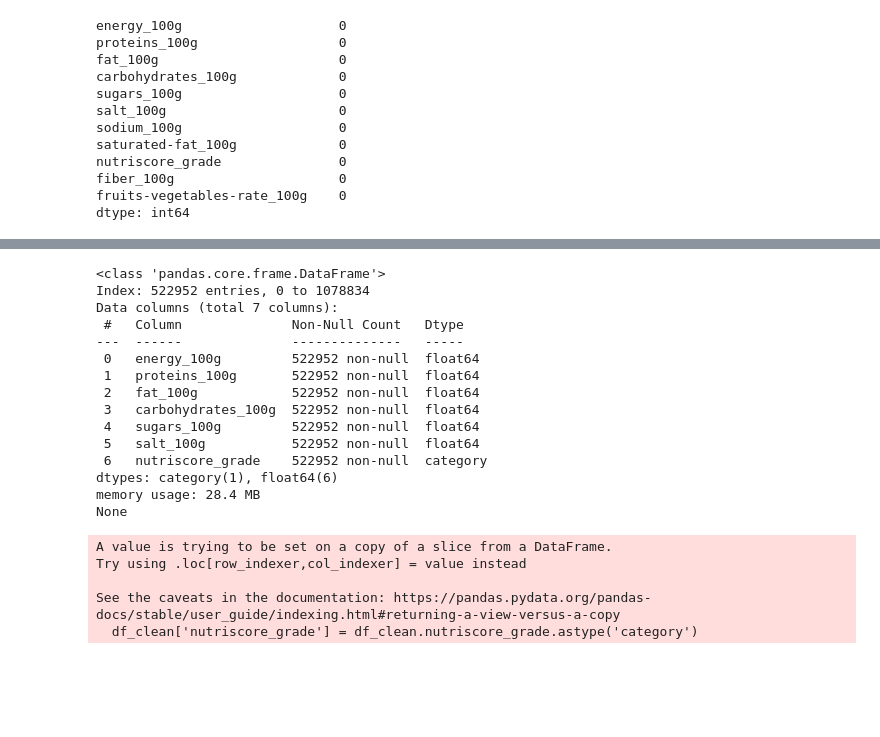
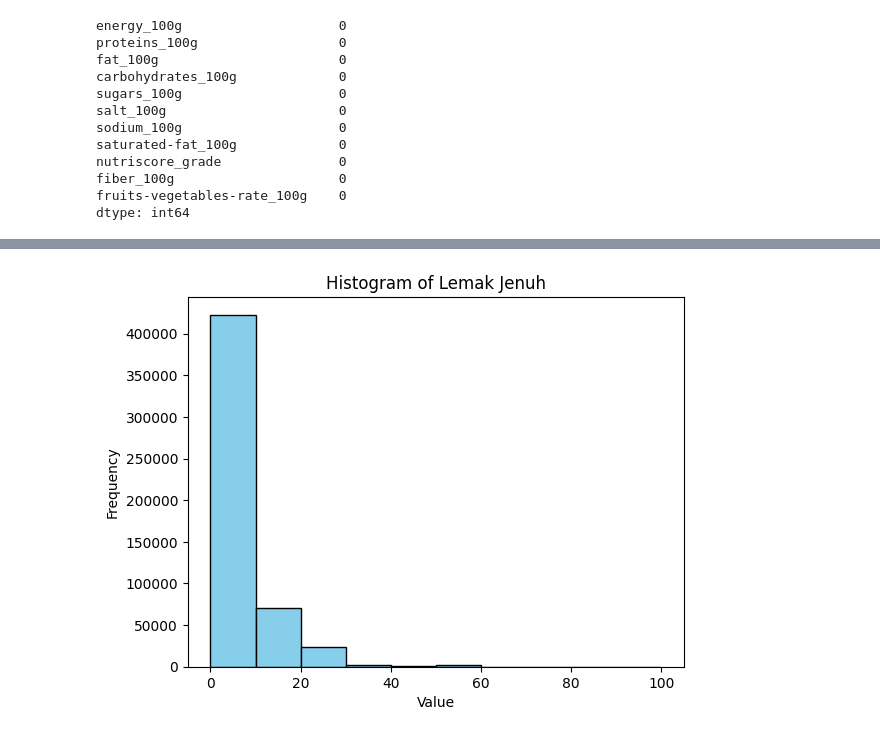
Before and after one commit to nutriomatic/machine-learning-kaisar, a Jupyter notebook: grade_prediction/grade_prediction.ipynb, the cells around one changed output, grey strips where cells are left out. Saved outputs shown, nothing was run; the diff lists cells and outputs as text; code cells hidden in the pictures; blank space fills up the shorter version.

```diff
--- a/grade_prediction/grade_prediction.ipynb
+++ b/grade_prediction/grade_prediction.ipynb
@@ -138,28 +149,12 @@ memory usage: 31.9+ MB
 None
-# %%
-df_clean['nutriscore_grade'] = df_clean.nutriscore_grade.astype('category')
-print(df_clean.info())
-# %% [output]
-<class 'pandas.core.frame.DataFrame'>
-Index: 522952 entries, 0 to 1078834
-Data columns (total 7 columns):
- #   Column              Non-Null Count   Dtype
----  ------              --------------   -----
- 0   energy_100g         522952 non-null  float64
- 1   proteins_100g       522952 non-null  float64
- 2   fat_100g            522952 non-null  float64
- 3   carbohydrates_100g  522952 non-null  float64
- 4   sugars_100g         522952 non-null  float64
- 5   salt_100g           522952 non-null  float64
- 6   nutriscore_grade    522952 non-null  category
-dtypes: category(1), float64(6)
-memory usage: 28.4 MB
-None
-A value is trying to be set on a copy of a slice from a DataFrame.
-Try using .loc[row_indexer,col_indexer] = value instead
-
-See the caveats in the documentation: https://pandas.pydata.org/pandas-docs/stable/user_guide/indexing.html#returning-a-view-versus-a-copy
-  df_clean['nutriscore_grade'] = df_clean.nutriscore_grade.astype('category')
+# %%
+df_clean['saturated-fat_100g'].plot.hist(bins=10, color='skyblue', edgecolor='black')
+plt.xlabel('Value')
+plt.ylabel('Frequency')
+plt.title('Histogram of Lemak Jenuh')
+plt.show()
+# %% [output]
+[figure, added]
 # %%
 plt.figure(figsize=(10, 6))
 sns.boxplot(data=df_clean)
```
Also changed, not shown: parts of 23 cells of this notebook, 6 other files.
